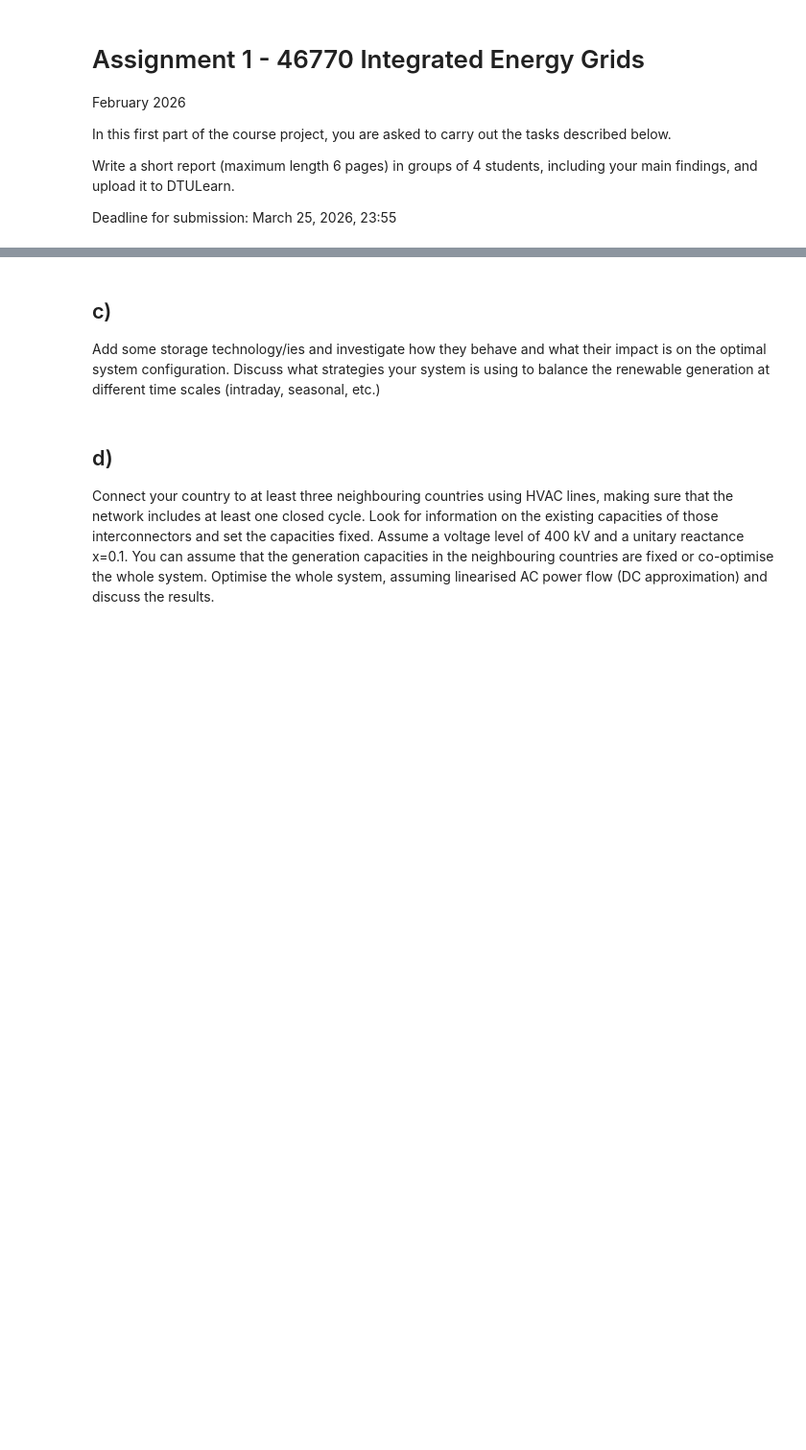
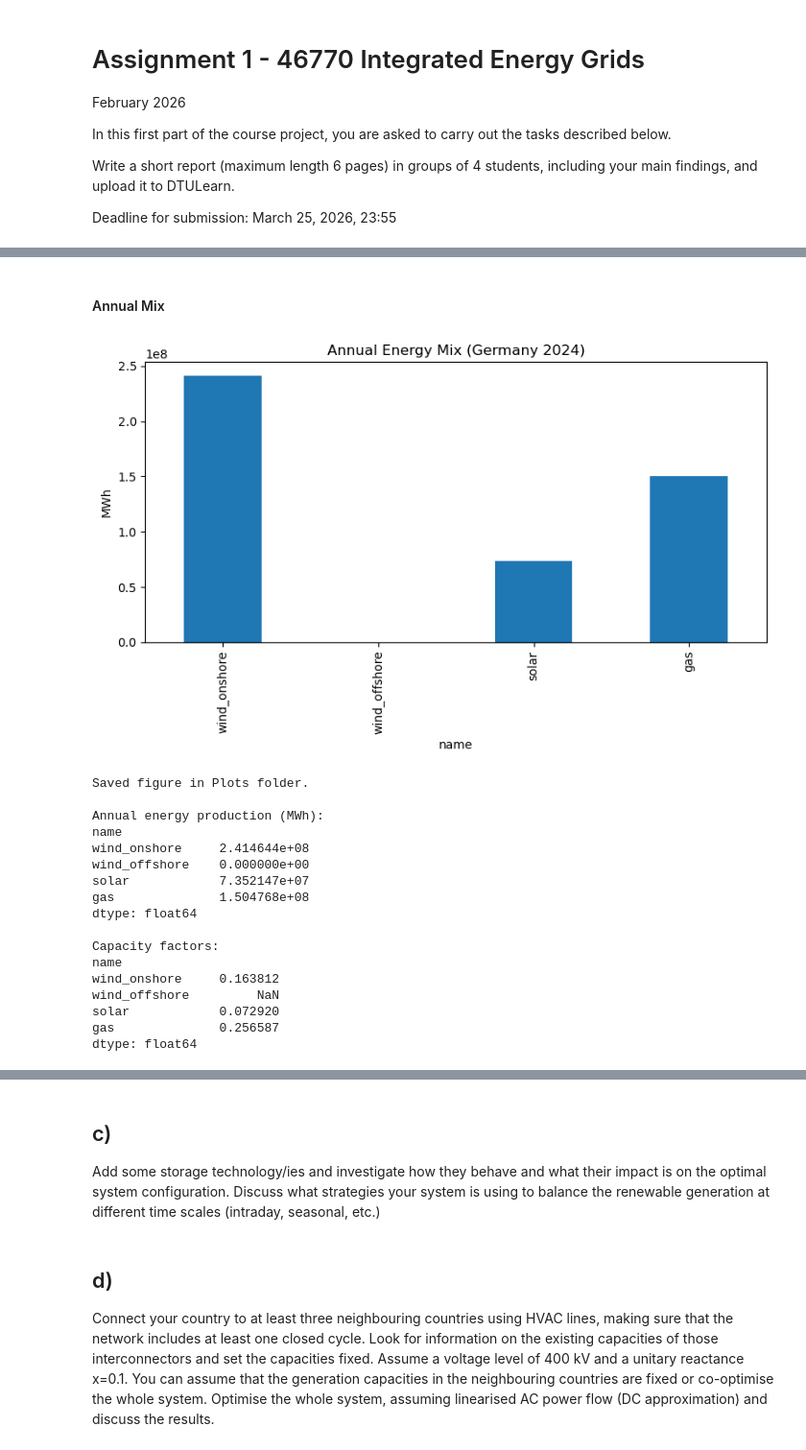
Before and after one commit to fortero23/Integrated_Energy_Grids, a Jupyter notebook: Modules/Assignment1.ipynb, the cells around one changed output, grey strips where cells are left out. Shown at 96% size. Drawn from its saved outputs; the diff is of its cells as text; code cells hidden in the pictures; blank space fills up the shorter version.

```diff
--- a/Modules/Assignment1.ipynb
+++ b/Modules/Assignment1.ipynb
@@ -14,0 +18,8 @@ import pypsa
+# %%
+BASE_DIR = Path.cwd()
+DATA_DIR = BASE_DIR.parent / "data"
+PLOTS_DIR = BASE_DIR.parent / "Plots"
+PLOTS_DIR.mkdir(parents=True, exist_ok=True)
+
+GENERATION_FILE = DATA_DIR / "energy-charts_Public_net_electricity_generation_in_Germany_in_2024_renewablesgene.csv"
+LOAD_FILE = DATA_DIR / "energy-charts_Public_net_electricity_generation_in_Germany_in_2024_load.csv"
@@ -56,0 +361,40 @@ costs = {
+# %% [markdown]
+#### Annual Mix
+# %%
+annual_mix = n.generators_t.p.sum()
+annual_mix.plot(kind="bar", figsize=(8, 5))
+plt.title("Annual Energy Mix (Germany 2024)")
+plt.ylabel("MWh")
+plt.tight_layout()
+plt.savefig(PLOTS_DIR / "annual_mix.png", dpi=200)
+plt.show()
+plt.close()
+
+print("\nSaved figure in Plots folder.")
+
+print("\nAnnual energy production (MWh):")
+print(annual_mix)
+
+capacity_factor = n.generators_t.p.sum() / (n.generators.p_nom_opt * len(n.snapshots))
+
+print("\nCapacity factors:")
+print(capacity_factor)
+# %% [output]
+[figure, added]
+Saved figure in Plots folder.
+
+Annual energy production (MWh):
+name
+wind_onshore     2.414644e+08
+wind_offshore    0.000000e+00
+solar            7.352147e+07
+gas              1.504768e+08
+dtype: float64
+
+Capacity factors:
+name
+wind_onshore     0.163812
+wind_offshore         NaN
+solar            0.072920
+gas              0.256587
+dtype: float64
```
Also changed, not shown: parts of 28 cells of this notebook.
